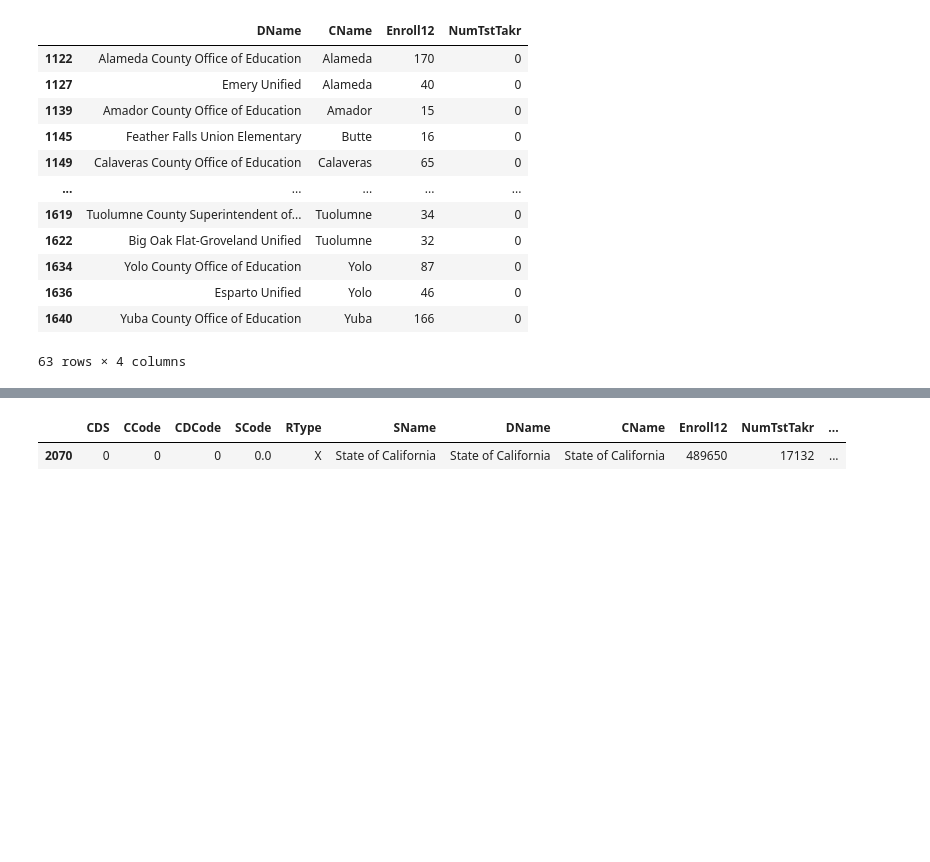
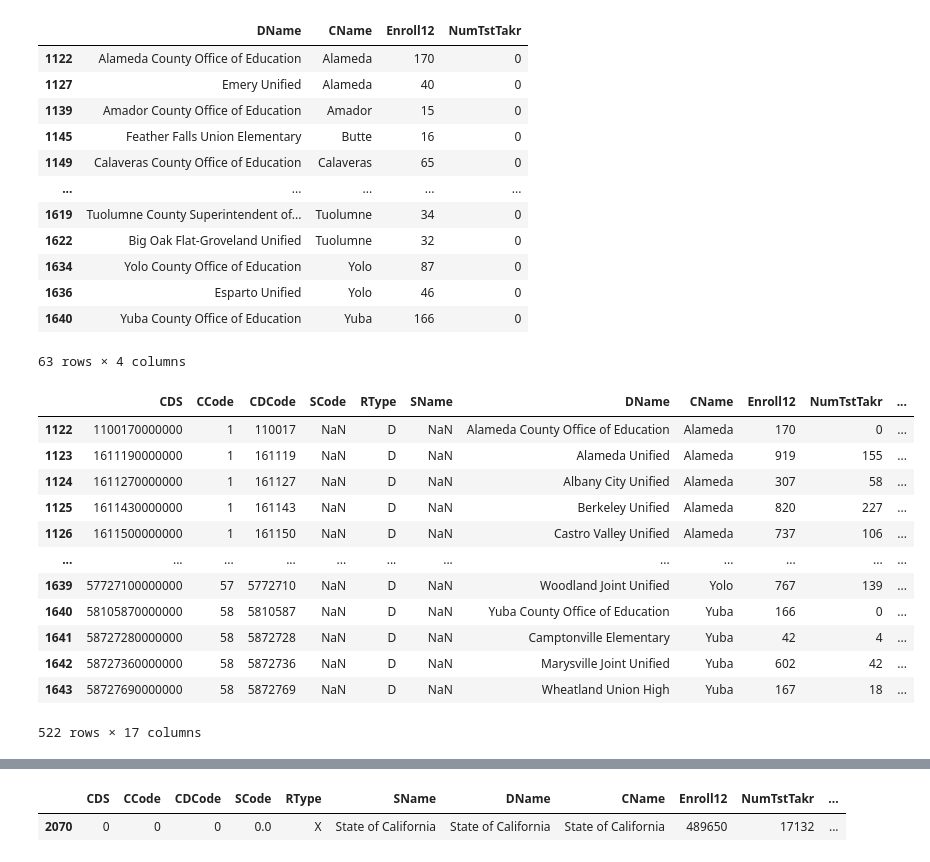
Before and after one commit to griffinbran/Equitable-Education-Affects-on-College-Entrance-Exam-Performance, a Jupyter notebook: Code/Notebook-01-Data-Import-and-Cleaning.ipynb, the cells around one changed output, grey strips where cells are left out. Cells and saved outputs as stored; diff of their text form; code cells hidden in the pictures; blank space fills up the shorter version.

```diff
--- a/Code/Notebook-01-Data-Import-and-Cleaning.ipynb
+++ b/Code/Notebook-01-Data-Import-and-Cleaning.ipynb
@@ -170,3 +254,19 @@ Number of districts: 63
 | 1636 | Esparto Unified | Yolo | 46 | 0 |
 | 1640 | Yuba County Office of Education | Yuba | 166 | 0 |
 63 rows × 4 columns
+# %%
+district[district['NumTstTakr']==0]
+# %% [output]
+|  | CDS | CCode | CDCode | SCode | RType | SName | DName | CName | Enroll12 | NumTstTakr | ... |
+| 1122 | 1100170000000 | 1 | 110017 | NaN | D | NaN | Alameda County Office of Education | Alameda | 170 | 0 | ... |
+| 1123 | 1611190000000 | 1 | 161119 | NaN | D | NaN | Alameda Unified | Alameda | 919 | 155 | ... |
+| 1124 | 1611270000000 | 1 | 161127 | NaN | D | NaN | Albany City Unified | Alameda | 307 | 58 | ... |
+| 1125 | 1611430000000 | 1 | 161143 | NaN | D | NaN | Berkeley Unified | Alameda | 820 | 227 | ... |
+| 1126 | 1611500000000 | 1 | 161150 | NaN | D | NaN | Castro Valley Unified | Alameda | 737 | 106 | ... |
+| ... | ... | ... | ... | ... | ... | ... | ... | ... | ... | ... | ... |
+| 1639 | 57727100000000 | 57 | 5772710 | NaN | D | NaN | Woodland Joint Unified | Yolo | 767 | 139 | ... |
+| 1640 | 58105870000000 | 58 | 5810587 | NaN | D | NaN | Yuba County Office of Education | Yuba | 166 | 0 | ... |
+| 1641 | 58727280000000 | 58 | 5872728 | NaN | D | NaN | Camptonville Elementary | Yuba | 42 | 4 | ... |
+| 1642 | 58727360000000 | 58 | 5872736 | NaN | D | NaN | Marysville Joint Unified | Yuba | 602 | 42 | ... |
+| 1643 | 58727690000000 | 58 | 5872769 | NaN | D | NaN | Wheatland Union High | Yuba | 167 | 18 | ... |
+522 rows × 17 columns
```
Also changed, not shown: parts of 37 cells of this notebook.
